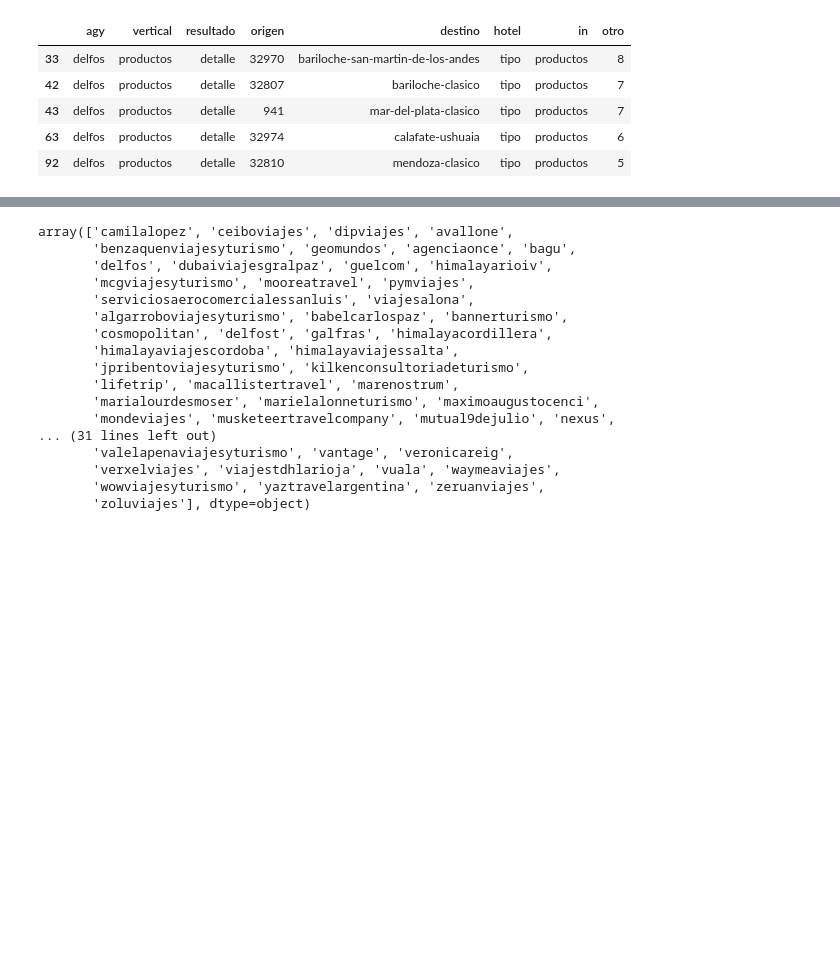
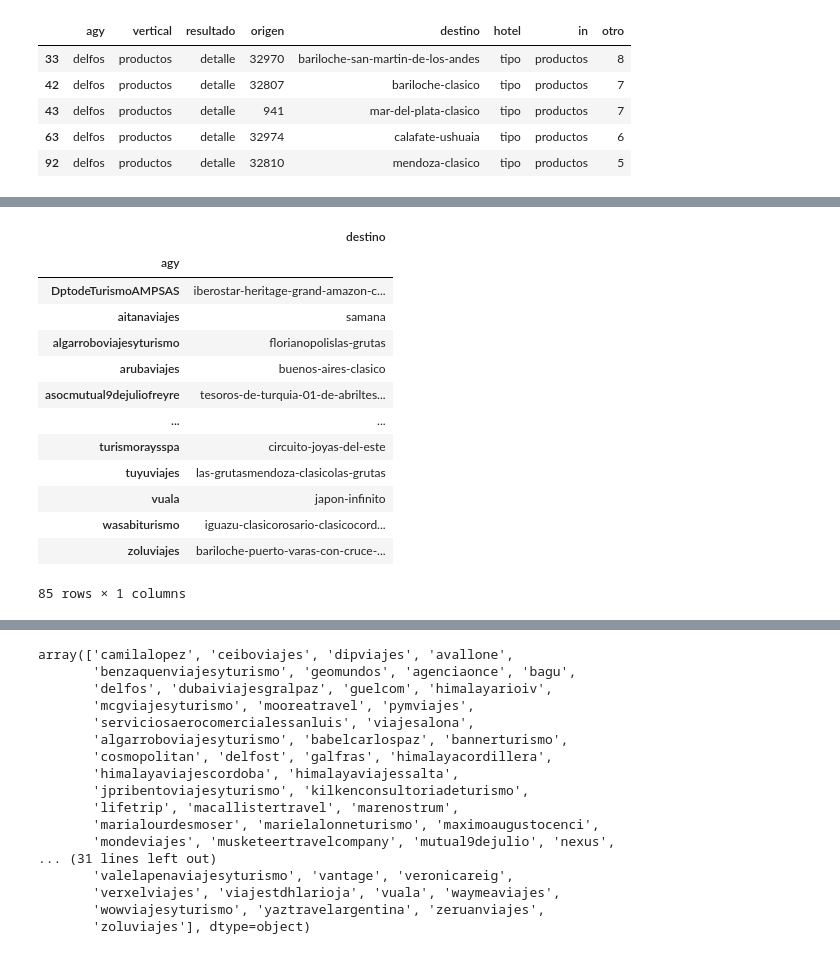
Before and after one commit to MarcoCenturion/Bash_data_analytics, a Jupyter notebook: sed cut tr python.ipynb, the cells around one changed output, grey strips where cells are left out. Saved outputs shown, nothing was run; the diff lists cells and outputs as text; code cells hidden in the pictures; blank space fills up the shorter version.

```diff
--- a/sed cut tr python.ipynb
+++ b/sed cut tr python.ipynb
@@ -416,3 +498,6 @@ producto.head()
 | 43 | delfos | productos | detalle | 941 | mar-del-plata-clasico | tipo | productos | 7 |
 | 63 | delfos | productos | detalle | 32974 | calafate-ushuaia | tipo | productos | 6 |
 | 92 | delfos | productos | detalle | 32810 | mendoza-clasico | tipo | productos | 5 |
+# %%
+producto=producto.drop(producto.columns[[1,2,3,5,6,7]],axis=1)
+producto.head()
@@ -419,3 +521,20 @@ producto.head()
+# %%
+producto.groupby('agy').sum()
+# %% [output]
+|  | destino |
+| agy |  |
+| DptodeTurismoAMPSAS | iberostar-heritage-grand-amazon-c... |
+| aitanaviajes | samana |
+| algarroboviajesyturismo | florianopolislas-grutas |
+| arubaviajes | buenos-aires-clasico |
+| asocmutual9dejuliofreyre | tesoros-de-turquia-01-de-abriltes... |
+| ... | ... |
+| turismoraysspa | circuito-joyas-del-este |
+| tuyuviajes | las-grutasmendoza-clasicolas-grutas |
+| vuala | japon-infinito |
+| wasabiturismo | iguazu-clasicorosario-clasicocord... |
+| zoluviajes | bariloche-puerto-varas-con-cruce-... |
+85 rows × 1 columns
 # %%
 hoteles.groupby('agy').sum()
 # %% [output]
```
Also changed, not shown: parts of 12 cells of this notebook, 1 other file.
